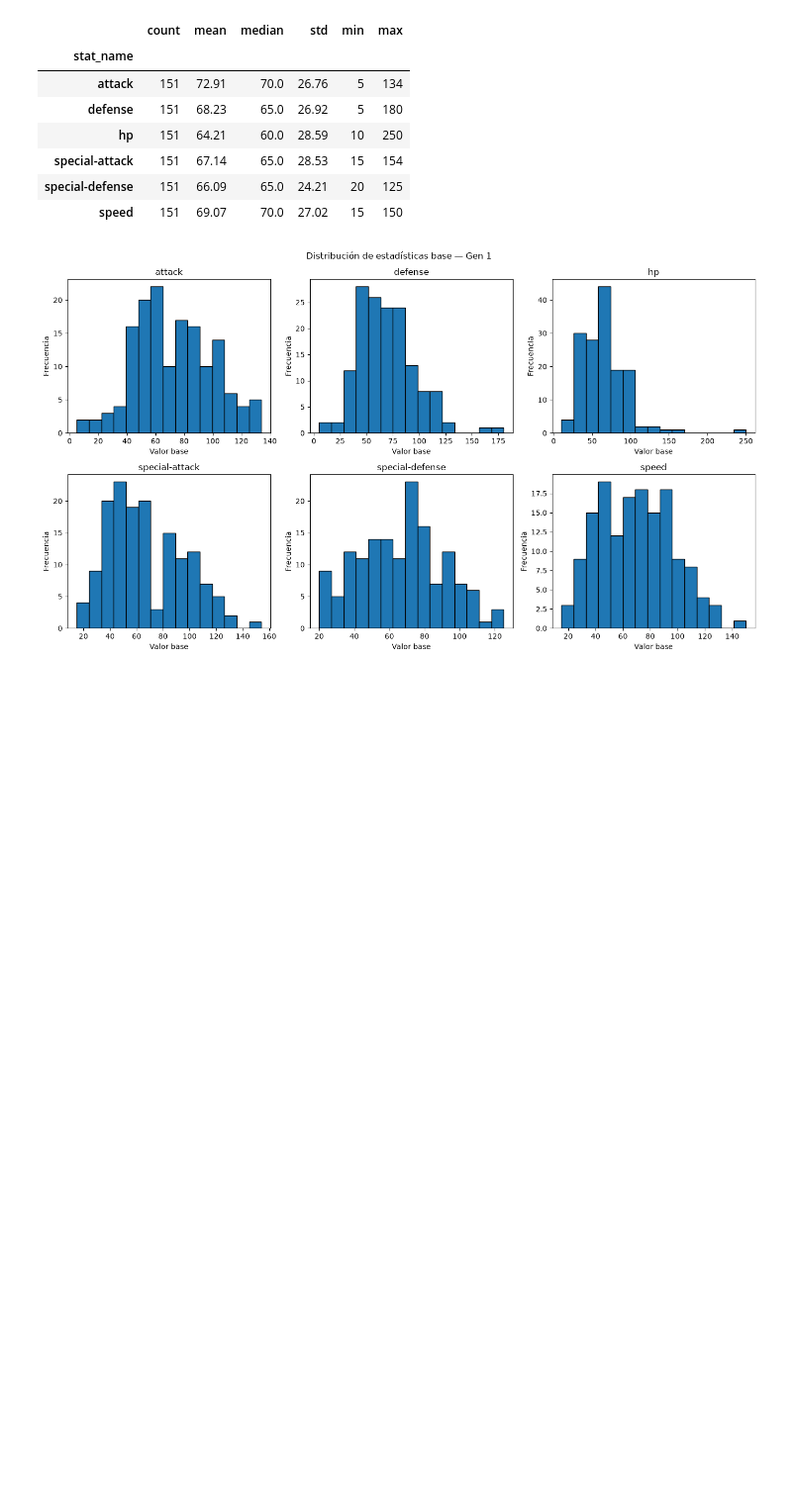
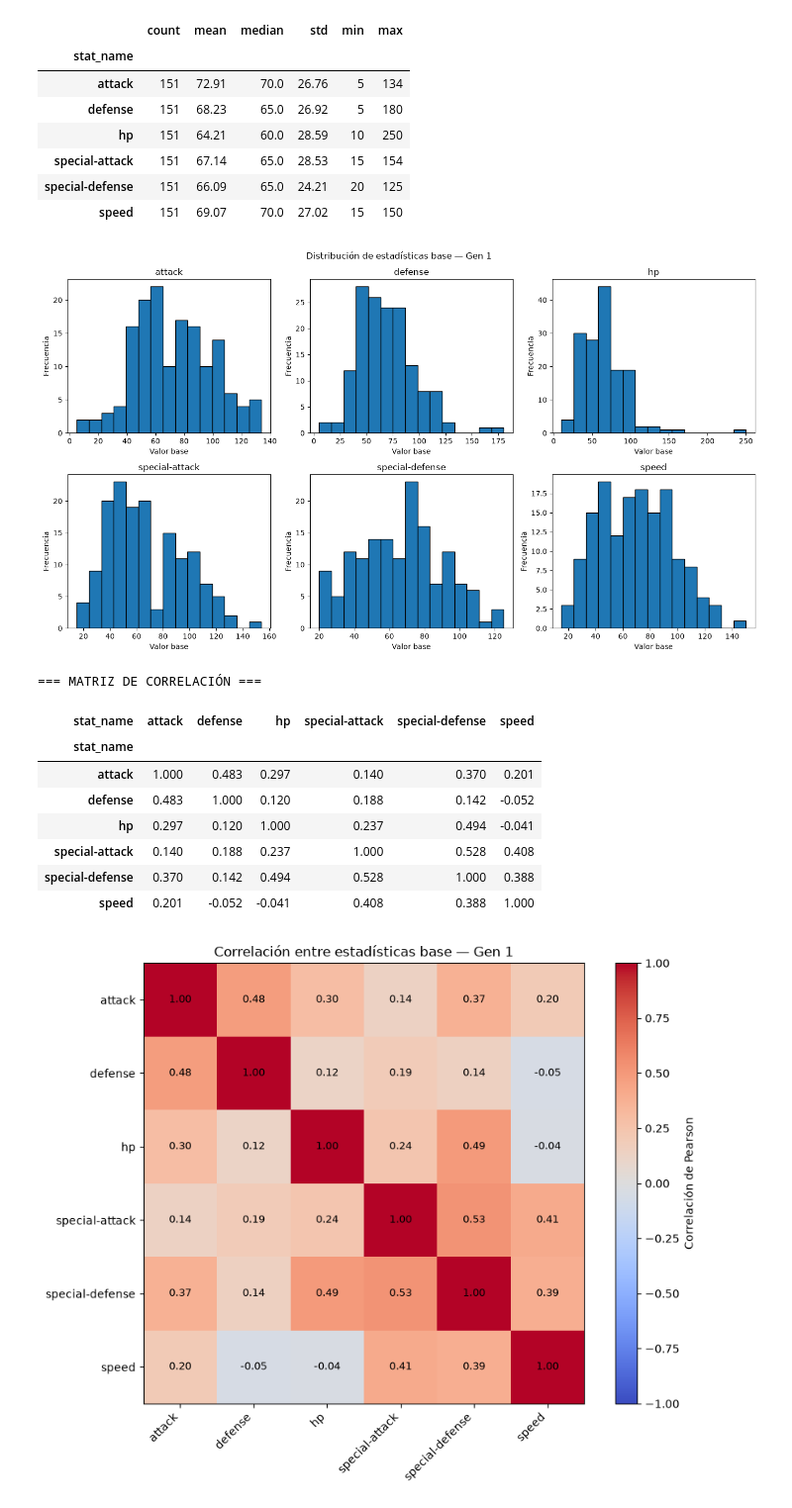
Before and after one commit to 010213reyes/pokemon-team-recommender, a Jupyter notebook: analisis/notebooks/02_analisis_exploratorio.ipynb, the cells around one changed output. Shown at 99% size. Drawn from its saved outputs; the diff is of its cells as text; code cells hidden in the pictures; blank space fills up the shorter version.

```diff
--- a/analisis/notebooks/02_analisis_exploratorio.ipynb
+++ b/analisis/notebooks/02_analisis_exploratorio.ipynb
@@ -117,3 +117,66 @@ plt.tight_layout()
 plt.show()
 # %% [output]
 [figure]
+# %%
+
+# Matriz de correlación entre estadísticas base
+
+stats_wide = stats.pivot(
+    index="pokemon_id",
+    columns="stat_name",
+    values="base_stat"
+)
+
+# Verificar que cada Pokémon tenga sus seis estadísticas
+assert stats_wide.shape == (151, 6)
+assert not stats_wide.isna().any().any()
+
+correlation = stats_wide.corr(method="pearson")
+
+print("=== MATRIZ DE CORRELACIÓN ===")
+display(correlation.round(3))
+
+fig, ax = plt.subplots(figsize=(9, 7))
+
+image = ax.imshow(
+    correlation,
+    cmap="coolwarm",
+    vmin=-1,
+    vmax=1
+)
+
+ax.set_xticks(range(len(correlation.columns)))
+ax.set_yticks(range(len(correlation.index)))
+
+ax.set_xticklabels(
+    correlation.columns,
+    rotation=45,
+    ha="right"
+)
+ax.set_yticklabels(correlation.index)
+
+for i in range(len(correlation.index)):
+    for j in range(len(correlation.columns)):
+        ax.text(
+            j, i,
+            f"{correlation.iloc[i, j]:.2f}",
+            ha="center",
+            va="center",
+            fontsize=9
+        )
+
+plt.colorbar(image, ax=ax, label="Correlación de Pearson")
+plt.title("Correlación entre estadísticas base — Gen 1")
+plt.tight_layout()
+plt.show()
+# %% [output]
+=== MATRIZ DE CORRELACIÓN ===
+| stat_name | attack | defense | hp | special-attack | special-defense | speed |
+| stat_name |  |  |  |  |  |  |
+| attack | 1.000 | 0.483 | 0.297 | 0.140 | 0.370 | 0.201 |
+| defense | 0.483 | 1.000 | 0.120 | 0.188 | 0.142 | -0.052 |
+| hp | 0.297 | 0.120 | 1.000 | 0.237 | 0.494 | -0.041 |
+| special-attack | 0.140 | 0.188 | 0.237 | 1.000 | 0.528 | 0.408 |
+| special-defense | 0.370 | 0.142 | 0.494 | 0.528 | 1.000 | 0.388 |
+| speed | 0.201 | -0.052 | -0.041 | 0.408 | 0.388 | 1.000 |
+[figure, added]
```
Also changed, not shown: parts of 7 cells of this notebook, 2 other files.
